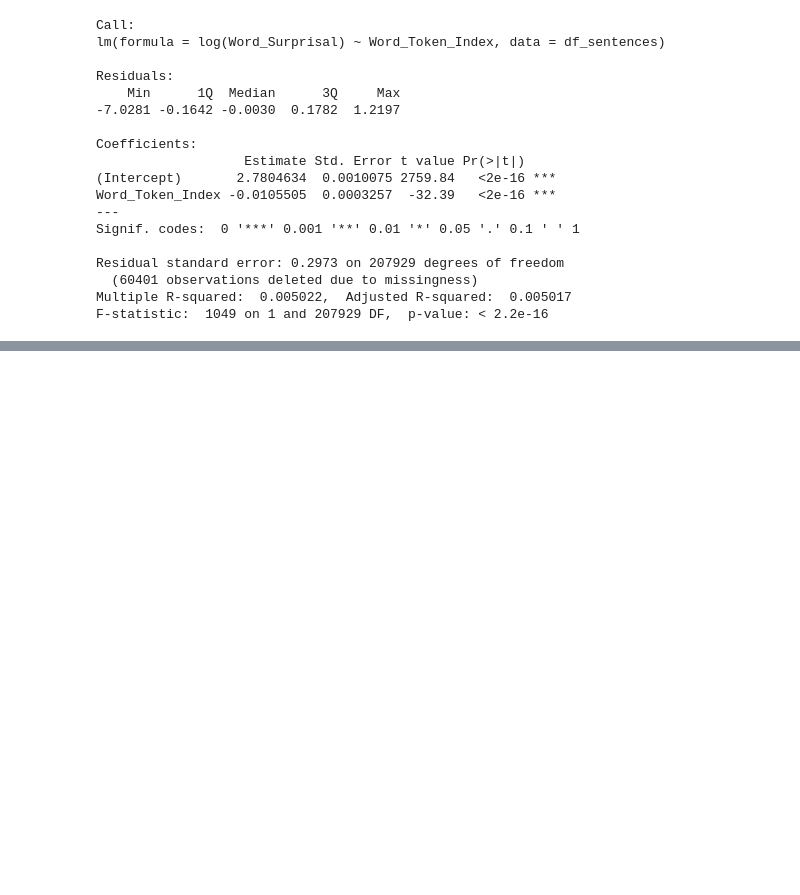
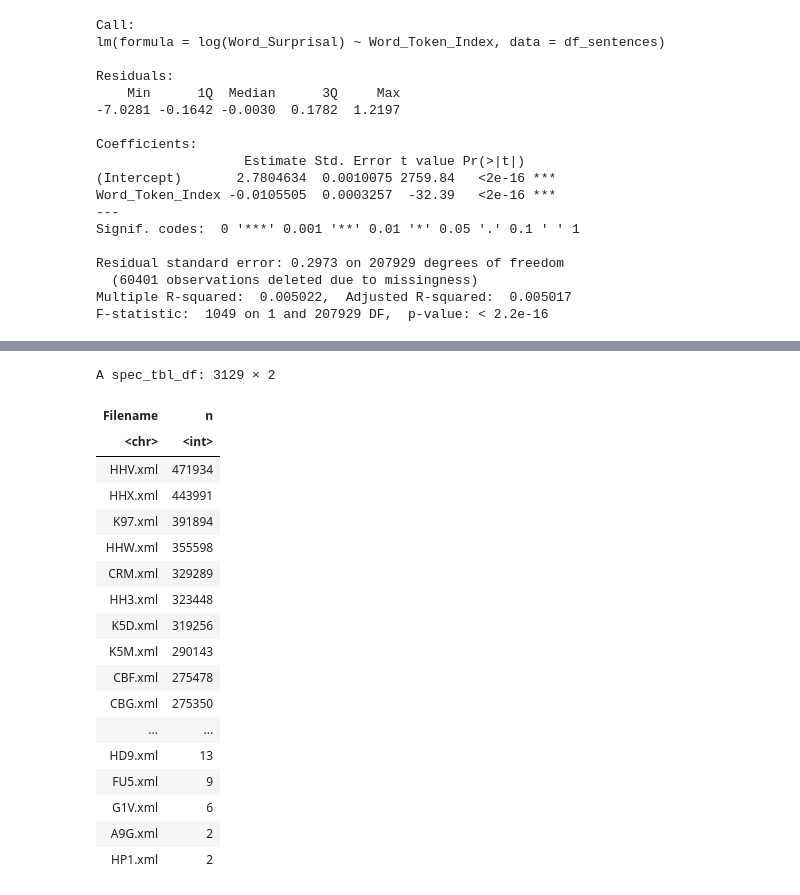
Before and after one commit to vmariani3321/Analysis-11-21_2035, a Jupyter notebook: Analysis Playground 3.ipynb, the cells around one changed output, grey strips where cells are left out. Cells and saved outputs as stored; diff of their text form; code cells hidden in the pictures; blank space fills up the shorter version.

```diff
--- a/Analysis Playground 3.ipynb
+++ b/Analysis Playground 3.ipynb
@@ -298,0 +295,23 @@ plot
+# %%
+df %>%
+    count(Filename, sort = TRUE)
+# %% [output]
+A spec_tbl_df: 3129 × 2
+| Filename | n |
+| <chr> | <int> |
+| HHV.xml | 471934 |
+| HHX.xml | 443991 |
+| K97.xml | 391894 |
+| HHW.xml | 355598 |
+| CRM.xml | 329289 |
+| HH3.xml | 323448 |
+| K5D.xml | 319256 |
+| K5M.xml | 290143 |
+| CBF.xml | 275478 |
+| CBG.xml | 275350 |
+| ... | ... |
+| HD9.xml | 13 |
+| FU5.xml | 9 |
+| G1V.xml | 6 |
+| A9G.xml | 2 |
+| HP1.xml | 2 |
```
Also changed, not shown: parts of 3 cells of this notebook, 3 other files.
